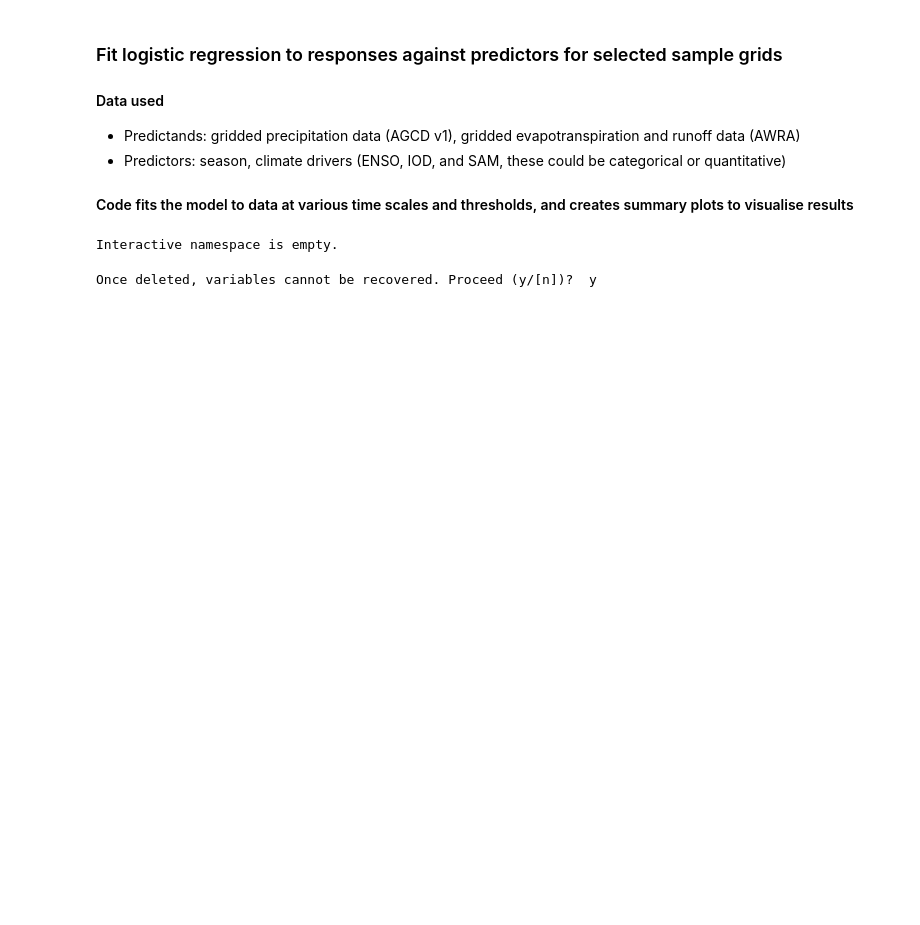
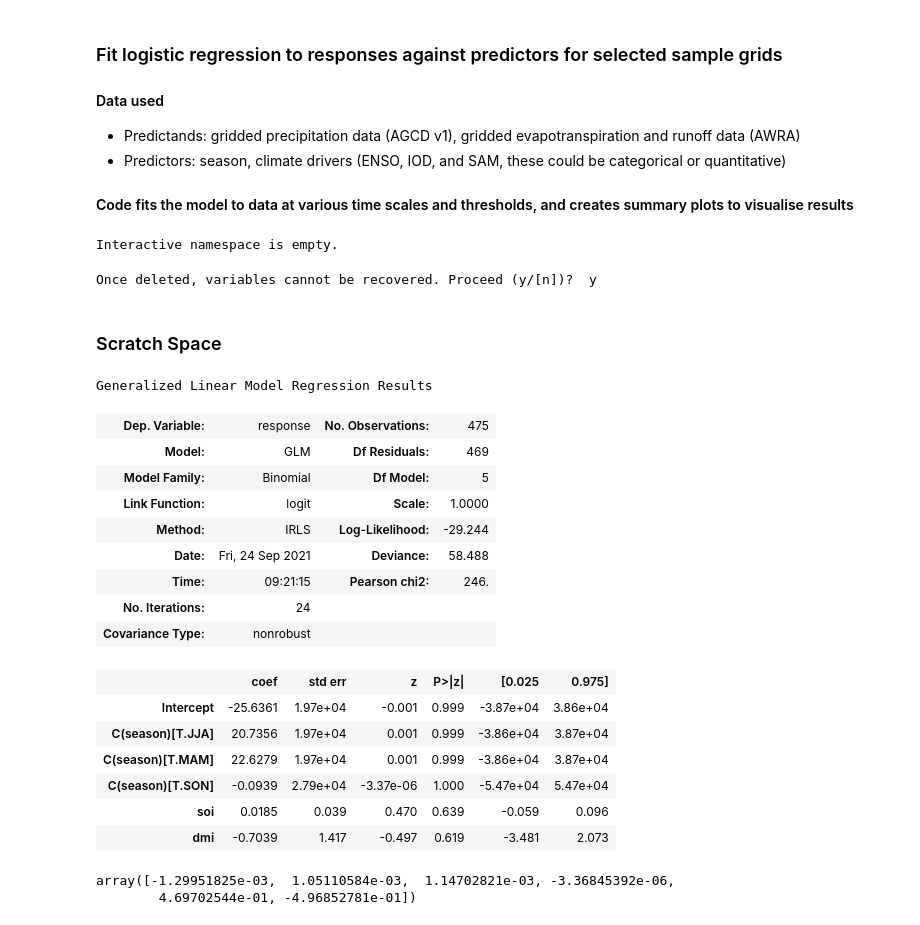
Before and after one commit to anjanadevanand/drought_break_probability, a Jupyter notebook: drought_breakEvents_logisticRegr_fit.ipynb, the cells around one changed output. Drawn from its saved outputs; the diff is of its cells as text; code cells hidden in the pictures; blank space fills up the shorter version.

```diff
--- a/drought_breakEvents_logisticRegr_fit.ipynb
+++ b/drought_breakEvents_logisticRegr_fit.ipynb
@@ -35,11 +35,11 @@ fname = varname + '_*_SEA_*.nc'
 threshList = [50, 100, 150]
 
 # select some lat-lons to look at
-latList = [-34, -34, -34, -37, -37, -37]
-lonList = [148, 145, 142, 148, 145, 142]
+latList = [-34] #, -34, -34, -37, -37, -37]
+lonList = [148] #, 145, 142, 148, 145, 142]
 
 # select some timescales for analysis
-ts = [2, 6, 8, 12]
+ts = [2] #, 6, 8, 12]
 
 # get the sst predictors
 sst_dir = '/g/data/w97/ad9701/p_prob_analysis/sst_data/'
@@ -191,3 +191,32 @@ with open(file_params, 'wb') as f:
 
 with open(file_pred, 'wb') as f:
     pickle.dump(lgR_pred_list, f)
+# %% [markdown]
+### Scratch Space
+# %%
+model_GLM.summary()
+# %% [output]
+Generalized Linear Model Regression Results
+| Dep. Variable: | response | No. Observations: | 475 |
+| Model: | GLM | Df Residuals: | 469 |
+| Model Family: | Binomial | Df Model: | 5 |
+| Link Function: | logit | Scale: | 1.0000 |
+| Method: | IRLS | Log-Likelihood: | -29.244 |
+| Date: | Fri, 24 Sep 2021 | Deviance: | 58.488 |
+| Time: | 09:21:15 | Pearson chi2: | 246. |
+| No. Iterations: | 24 |  |  |
+| Covariance Type: | nonrobust |  |  |
+|  | coef | std err | z | P>|z| | [0.025 | 0.975] |
+| Intercept | -25.6361 | 1.97e+04 | -0.001 | 0.999 | -3.87e+04 | 3.86e+04 |
+| C(season)[T.JJA] | 20.7356 | 1.97e+04 | 0.001 | 0.999 | -3.86e+04 | 3.87e+04 |
+| C(season)[T.MAM] | 22.6279 | 1.97e+04 | 0.001 | 0.999 | -3.86e+04 | 3.87e+04 |
+| C(season)[T.SON] | -0.0939 | 2.79e+04 | -3.37e-06 | 1.000 | -5.47e+04 | 5.47e+04 |
+| soi | 0.0185 | 0.039 | 0.470 | 0.639 | -0.059 | 0.096 |
+| dmi | -0.7039 | 1.417 | -0.497 | 0.619 | -3.481 | 2.073 |
+# %%
+xx = model_GLM.cov_params()
+np.array(xx)
+model_GLM.params.values/np.sqrt(np.diagonal(xx))
+# %% [output]
+array([-1.29951825e-03,  1.05110584e-03,  1.14702821e-03, -3.36845392e-06,
+        4.69702544e-01, -4.96852781e-01])
```
Also changed, not shown: parts of 3 cells of this notebook, 1 other file.
